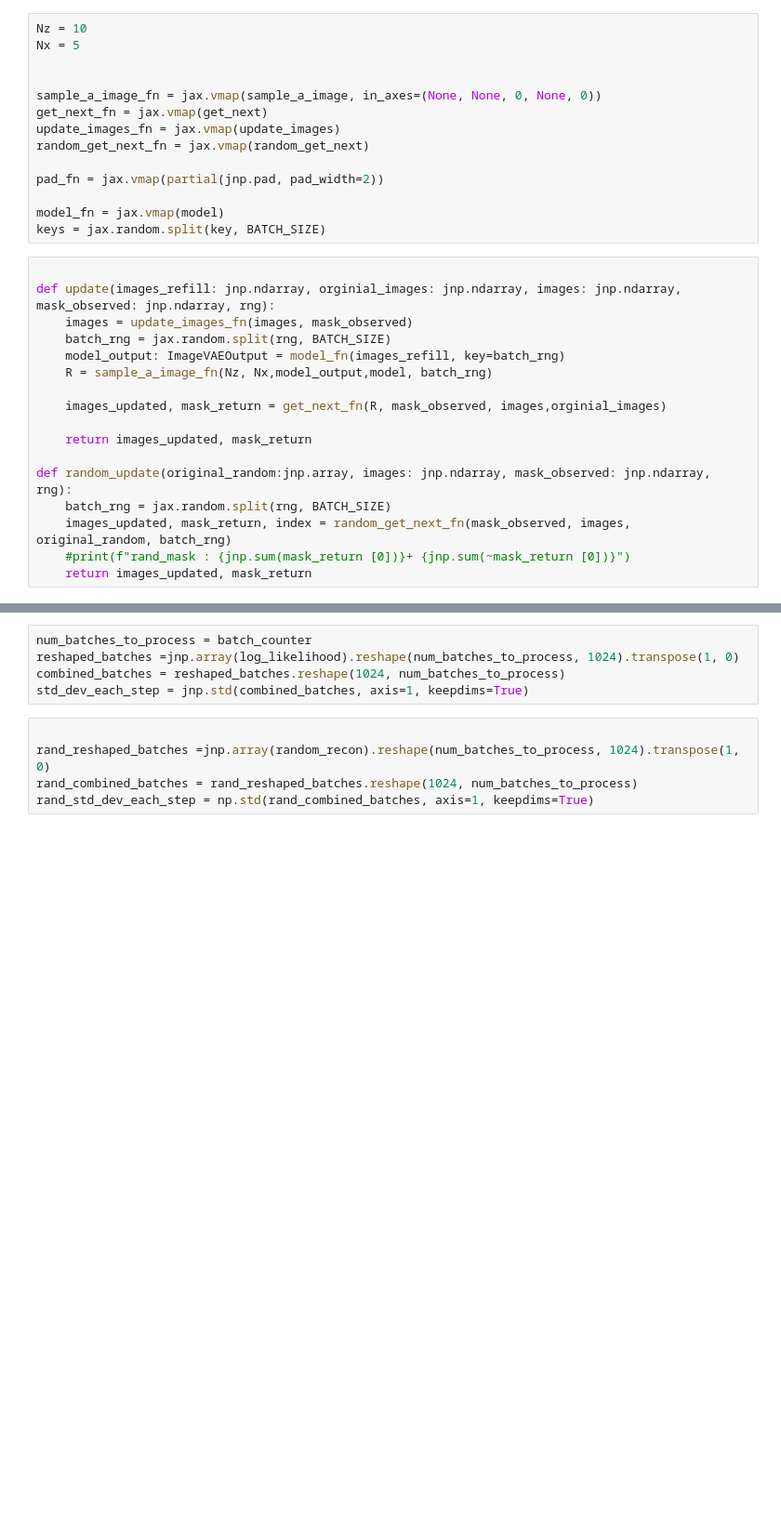
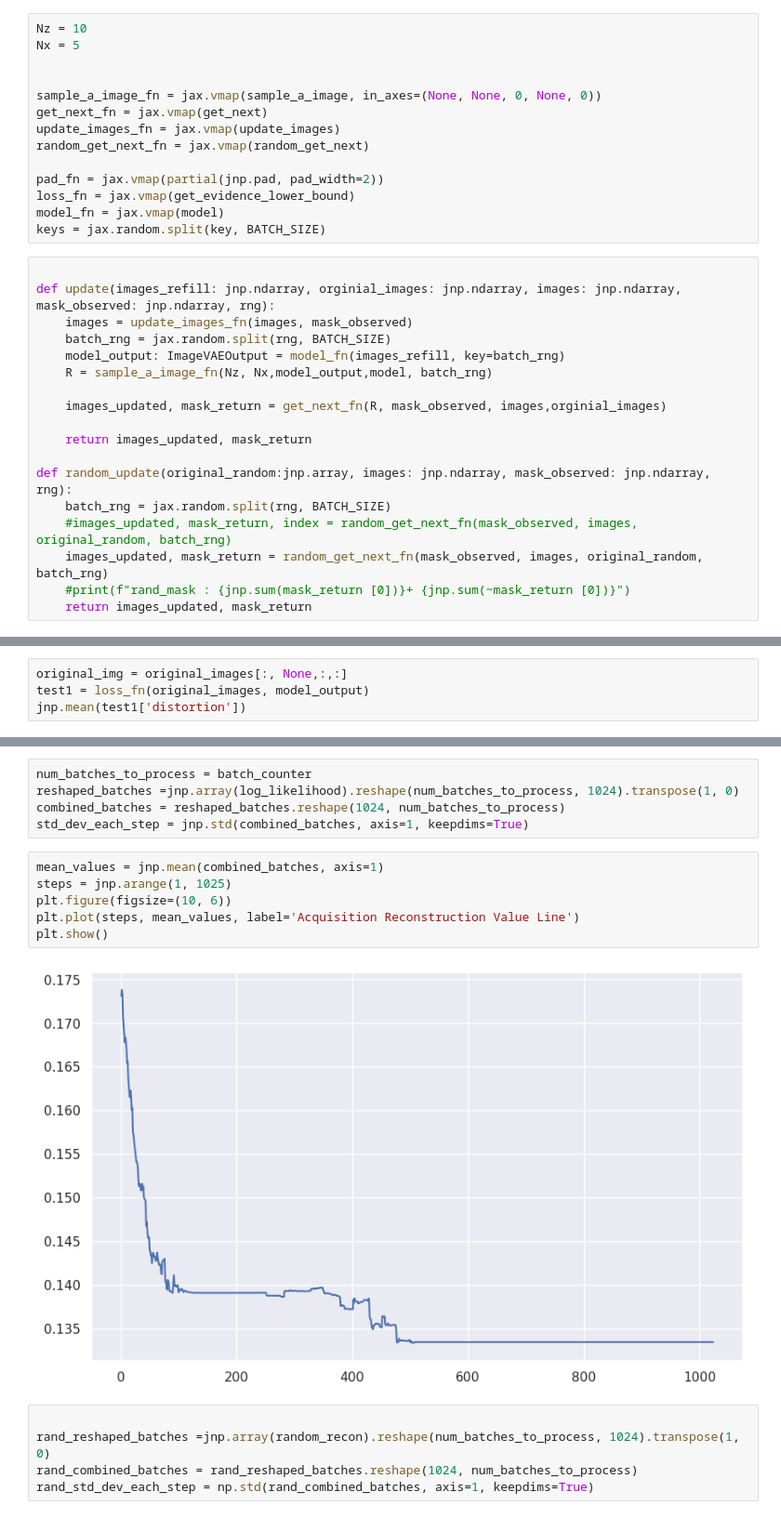
Before and after one commit to KUUUUUUUUz/active-learning, a Jupyter notebook: mnistvae/acquisition_notebook.ipynb, the cells around one changed output, grey strips where cells are left out. Shown at 93% size. Cells and saved outputs as stored; diff of their text form; blank space fills up the shorter version.

Commit message:
update- before jit or vmap

```diff
--- a/mnistvae/acquisition_notebook.ipynb
+++ b/mnistvae/acquisition_notebook.ipynb
@@ -90,7 +82,7 @@ update_images_fn = jax.vmap(update_images)
 random_get_next_fn = jax.vmap(random_get_next)
 
 pad_fn = jax.vmap(partial(jnp.pad, pad_width=2))
-
+loss_fn = jax.vmap(get_evidence_lower_bound)
 model_fn = jax.vmap(model)
 keys = jax.random.split(key, BATCH_SIZE)
 # %%
@@ -107,7 +99,8 @@ def update(images_refill: jnp.ndarray, orginial_images: jnp.ndarray, images: jnp
 
 def random_update(original_random:jnp.array, images: jnp.ndarray, mask_observed: jnp.ndarray, rng):
     batch_rng = jax.random.split(rng, BATCH_SIZE)
-    images_updated, mask_return, index = random_get_next_fn(mask_observed, images, original_random, batch_rng)
+    #images_updated, mask_return, index = random_get_next_fn(mask_observed, images, original_random, batch_rng)
+    images_updated, mask_return = random_get_next_fn(mask_observed, images, original_random, batch_rng)
     #print(f"rand_mask : {jnp.sum(mask_return [0])}+ {jnp.sum(~mask_return [0])}")
     return images_updated, mask_return
 # %%
@@ -161 +157,5 @@ current_loss['distortion'].item()
 [figure]
+# %%
+original_img = original_images[:, None,:,:]
+test1 = loss_fn(original_images, model_output)
+jnp.mean(test1['distortion'])
@@ -316,6 +325,14 @@ num_batches_to_process = batch_counter
 reshaped_batches =jnp.array(log_likelihood).reshape(num_batches_to_process, 1024).transpose(1, 0)
 combined_batches = reshaped_batches.reshape(1024, num_batches_to_process)
 std_dev_each_step = jnp.std(combined_batches, axis=1, keepdims=True)
+# %%
+mean_values = jnp.mean(combined_batches, axis=1)
+steps = jnp.arange(1, 1025)
+plt.figure(figsize=(10, 6))
+plt.plot(steps, mean_values, label='Acquisition Reconstruction Value Line')
+plt.show()
+# %% [output]
+[figure, added]
 # %%
 
 rand_reshaped_batches =jnp.array(random_recon).reshape(num_batches_to_process, 1024).transpose(1, 0)
```
Also changed, not shown: parts of 10 cells of this notebook, 1 other file.
